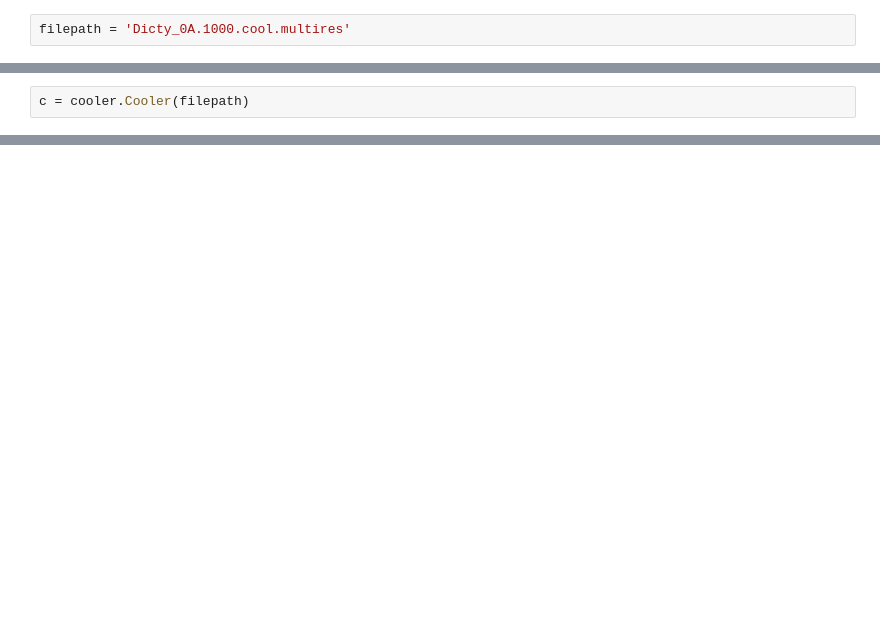
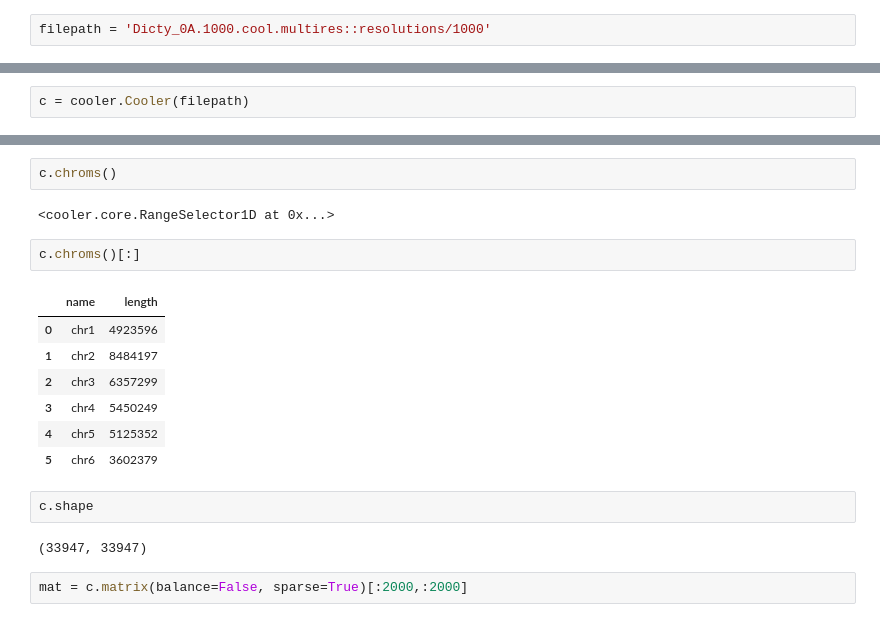
Before and after one commit to GoodBoy962/Dictyostelium-loops, a Jupyter notebook: parsing_coolers.ipynb, the cells around one changed output, grey strips where cells are left out. Cells and saved outputs as stored; diff of their text form; blank space fills up the shorter version.

```diff
--- a/parsing_coolers.ipynb
+++ b/parsing_coolers.ipynb
@@ -27,2 +43,2 @@ Dicty_0A.1000.cool. 100%[===================>]  74,64M  9,86MB/s    за 7,5s
 # %%
-filepath = 'Dicty_0A.1000.cool.multires'
+filepath = 'Dicty_0A.1000.cool.multires::resolutions/1000'
@@ -44,0 +63,20 @@ c = cooler.Cooler(filepath)
+# %%
+c.chroms()
+# %% [output]
+<cooler.core.RangeSelector1D at 0x...>
+# %%
+c.chroms()[:]
+# %% [output]
+|  | name | length |
+| 0 | chr1 | 4923596 |
+| 1 | chr2 | 8484197 |
+| 2 | chr3 | 6357299 |
+| 3 | chr4 | 5450249 |
+| 4 | chr5 | 5125352 |
+| 5 | chr6 | 3602379 |
+# %%
+c.shape
+# %% [output]
+(33947, 33947)
+# %%
+mat = c.matrix(balance=False, sparse=True)[:2000,:2000]
```
Also changed, not shown: parts of 13 cells of this notebook.
